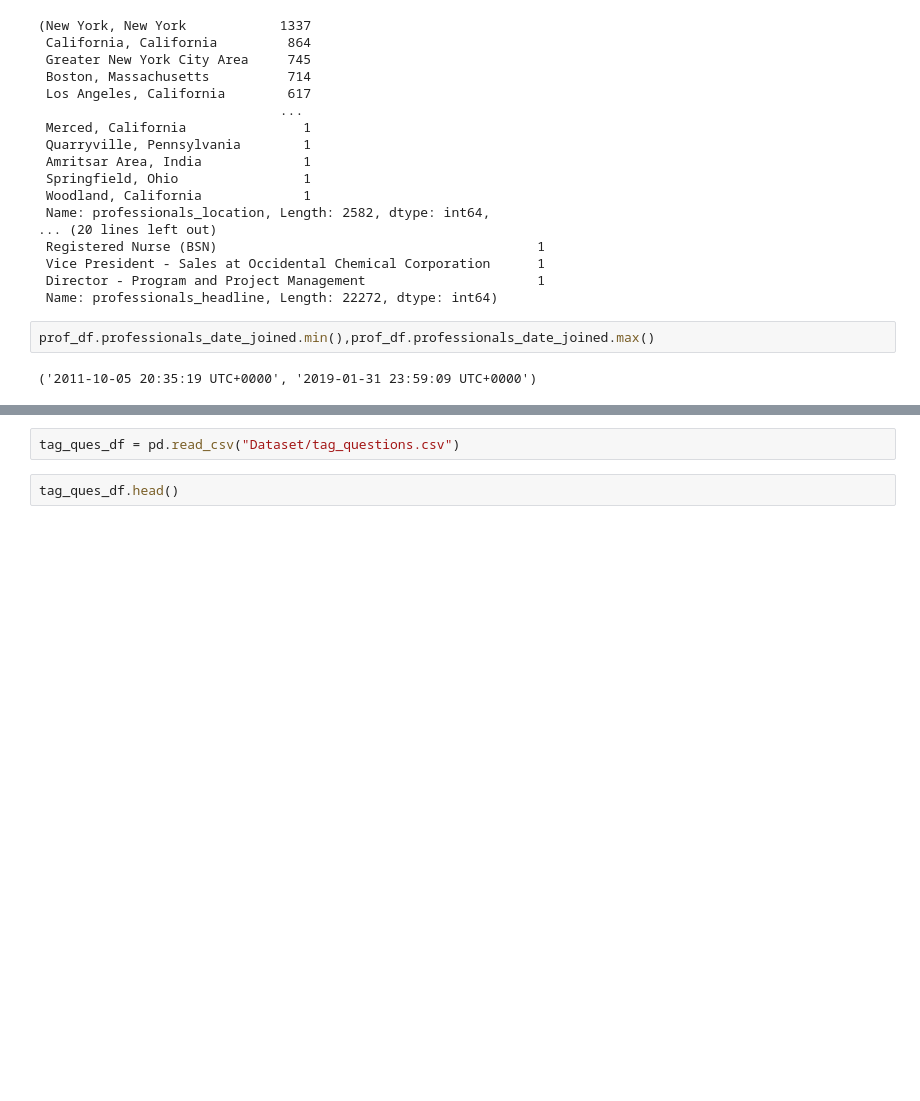
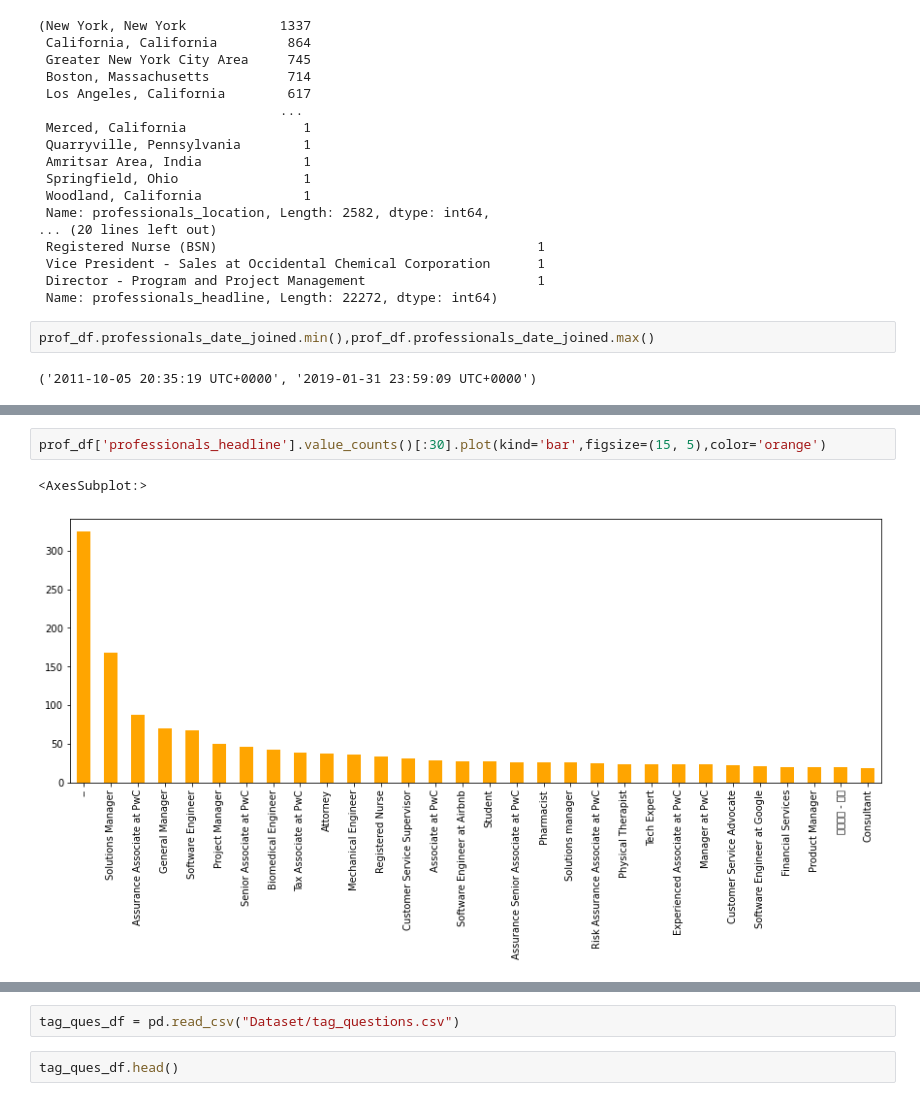
Before and after one commit to AKhileshPothuri/CareerVillage_Project, a Jupyter notebook: Exploratory_Data_Analysis_Draft1.ipynb, the cells around one changed output, grey strips where cells are left out. Drawn from its saved outputs; the diff is of its cells as text; blank space fills up the shorter version.

```diff
--- a/Exploratory_Data_Analysis_Draft1.ipynb
+++ b/Exploratory_Data_Analysis_Draft1.ipynb
@@ -113,0 +143,5 @@ prof_df.professionals_date_joined.min(),prof_df.professionals_date_joined.max()
+# %%
+prof_df['professionals_headline'].value_counts()[:30].plot(kind='bar',figsize=(15, 5),color='orange')
+# %% [output]
+<AxesSubplot:>
+[figure, added]
```
Also changed, not shown: parts of 59 cells of this notebook.
